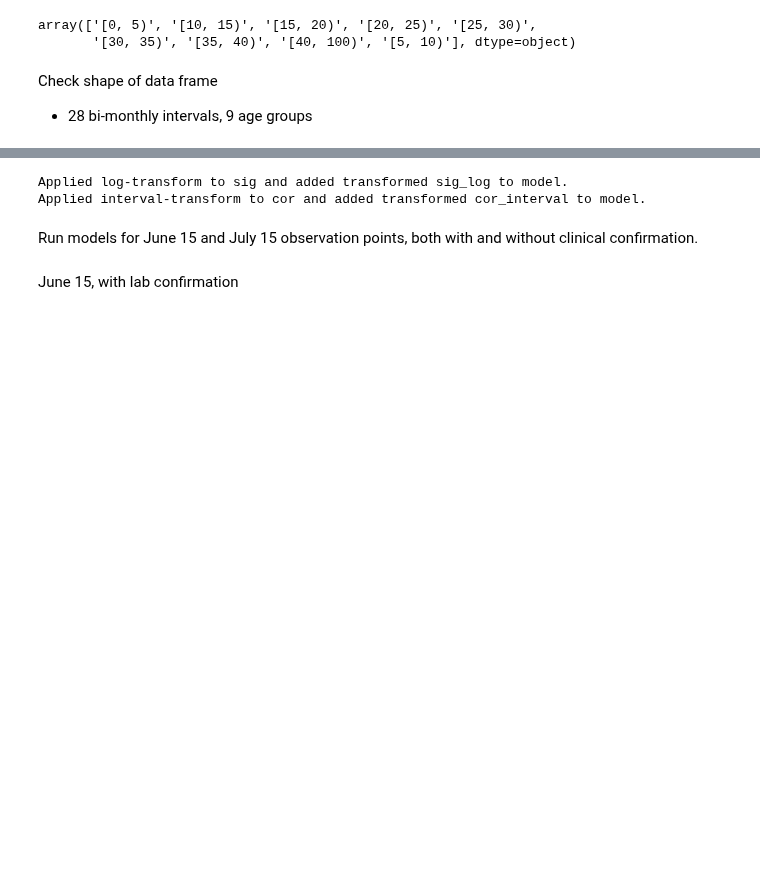
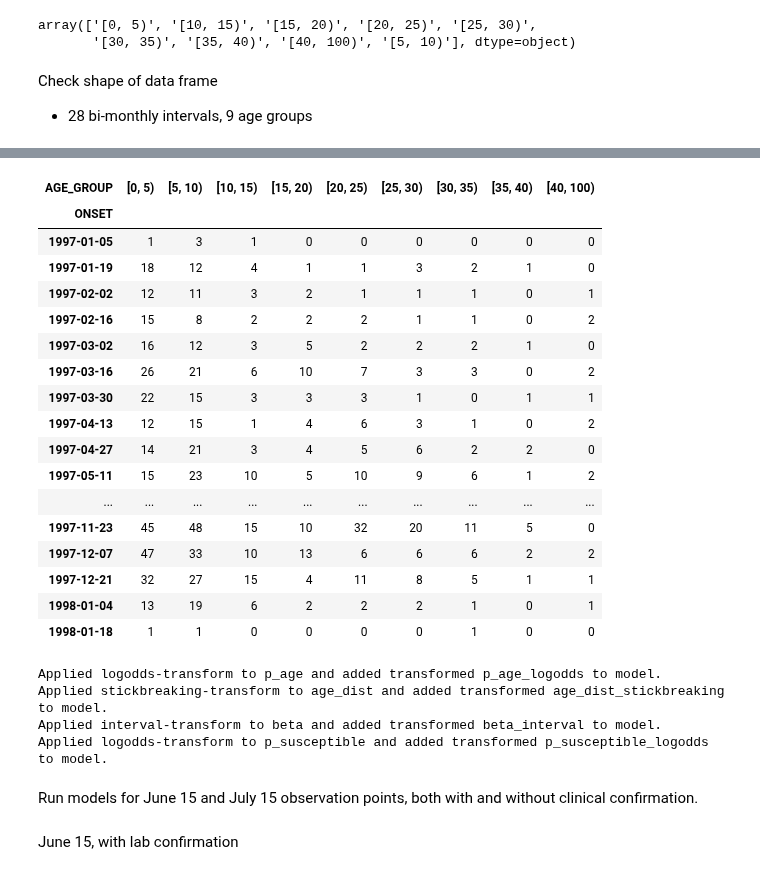
Before and after one commit to fonnesbeck/SaoPauloMeasles, a Jupyter notebook: Non-Spatial Measles Model (PyMC 3).ipynb, the cells around one changed output, grey strips where cells are left out. Drawn from its saved outputs; the diff is of its cells as text; code cells hidden in the pictures; blank space fills up the shorter version.

Commit message:
Working models, not necessarily correct

```diff
--- a/Non-Spatial Measles Model (PyMC 3).ipynb
+++ b/Non-Spatial Measles Model (PyMC 3).ipynb
@@ -388,0 +336,21 @@ array([[  1,   3,   0,   1,   0,   0,   0,   0,   1],
+# %%
+clinical_counts_2w
+# %% [output]
+| AGE_GROUP | [0, 5) | [5, 10) | [10, 15) | [15, 20) | [20, 25) | [25, 30) | [30, 35) | [35, 40) | [40, 100) |
+| ONSET |  |  |  |  |  |  |  |  |  |
+| 1997-01-05 | 1 | 3 | 1 | 0 | 0 | 0 | 0 | 0 | 0 |
+| 1997-01-19 | 18 | 12 | 4 | 1 | 1 | 3 | 2 | 1 | 0 |
+| 1997-02-02 | 12 | 11 | 3 | 2 | 1 | 1 | 1 | 0 | 1 |
+| 1997-02-16 | 15 | 8 | 2 | 2 | 2 | 1 | 1 | 0 | 2 |
+| 1997-03-02 | 16 | 12 | 3 | 5 | 2 | 2 | 2 | 1 | 0 |
+| 1997-03-16 | 26 | 21 | 6 | 10 | 7 | 3 | 3 | 0 | 2 |
+| 1997-03-30 | 22 | 15 | 3 | 3 | 3 | 1 | 0 | 1 | 1 |
+| 1997-04-13 | 12 | 15 | 1 | 4 | 6 | 3 | 1 | 0 | 2 |
+| 1997-04-27 | 14 | 21 | 3 | 4 | 5 | 6 | 2 | 2 | 0 |
+| 1997-05-11 | 15 | 23 | 10 | 5 | 10 | 9 | 6 | 1 | 2 |
+| ... | ... | ... | ... | ... | ... | ... | ... | ... | ... |
+| 1997-11-23 | 45 | 48 | 15 | 10 | 32 | 20 | 11 | 5 | 0 |
+| 1997-12-07 | 47 | 33 | 10 | 13 | 6 | 6 | 6 | 2 | 2 |
+| 1997-12-21 | 32 | 27 | 15 | 4 | 11 | 8 | 5 | 1 | 1 |
+| 1998-01-04 | 13 | 19 | 6 | 2 | 2 | 2 | 1 | 0 | 1 |
+| 1998-01-18 | 1 | 1 | 0 | 0 | 0 | 0 | 1 | 0 | 0 |
@@ -389,7 +361,8 @@ array([[  1,   3,   0,   1,   0,   0,   0,   0,   1],
 # %%
 from pymc3 import Model, sample, find_MAP, Metropolis, NUTS
 from pymc3 import (Normal, HalfCauchy, Uniform, MvNormal, Beta, Binomial,
-                   Dirichlet, Multinomial, Bernoulli, Poisson)
+                   Dirichlet, Multinomial, Bernoulli, Poisson, Wishart
+                  )
 from pymc3 import Potential, Deterministic
 
 import theano.tensor as T
@@ -401,7 +374,7 @@ obs_data = '1997-06-15'
 
 with Model() as measles_model:
 
-    n_periods, n_age_groups = I_obs.shape
+    n_periods, n_age_groups = confirmed_counts_2w.shape
 
     ### Confirmation sub-model
 
@@ -410,34 +383,19 @@ with Model() as measles_model:
         # Specify priors on age-specific means
         age_classes = np.unique(age_index)
 
-        mu = Normal("mu", mu=0, tau=0.01, shape=n_age_groups)
-        sig = HalfCauchy('sig', 25)
-        cor = Uniform('cor', -1, 1, testval=0.1)
-
-        # Build variance-covariance matrix with first-order correlation
-        # among age classes
-        Sigma = (sig**2) * T.eye(n_age_groups)
-        off_diagonal = (sig**2) * cor * T.eye(n_age_groups, k=-1)
-        Tau = T.nlinalg.matrix_inverse(Sigma + off_diagonal + off_diagonal.T)
-
-        # Age-specific probabilities of confirmation as multivariate normal
-        # random variables
-        beta_age = MvNormal("beta_age", mu=mu, tau=Tau,
-                                shape=n_age_groups)
-        p_age = invlogit(beta_age)
-
-        p_confirm = invlogit(beta_age[age_index])
-
+        p_age = Beta('p_age', 1, 1, shape=n_age_groups)
+        p_confirm = p_age[age_index]
 
         # Confirmation likelihood
-        lab_confirmed = Bernoulli('lab_confirmed', p=p_confirm, observed=y)
+        lab_confirmed = Bernoulli('lab_confirmed', p=p_confirm, observed=confirmed)
 
 
     '''
     Truncate data at observation period
-
-    obs_index = sp_counts_2w.index <= obs_date
-    I_obs_t = I_obs[obs_index]
+    '''
+    obs_index = confirmed_counts_2w.index <= obs_date
+    confirmed_obs_t = confirmed_counts_2w[obs_index].values
+    clinical_obs_t = clinical_counts_2w[obs_index].values
 
     # Index for observation date, used to index out values of interest
     # from the model.
@@ -445,13 +403,16 @@ with Model() as measles_model:
 
     if confirmation:
 
-        I_age = [Binomial('I_age_%i' % n, i, p_age, shape=n_age_groups)
-                     for n,i in enumerate(I_obs_t)]
+        clinical_cases = [Binomial('clinical_cases_%i' % n, i,
+                           p_age,
+                           shape=n_age_groups) for n,i in enumerate(clinical_obs_t)]
+        I_age = [Deterministic('I_age_%i' % i, clinical + confirmed_obs_t[i])
+                               for i,clinical in enumerate(clinical_cases)]
         I = T.stacklists(I_age)
 
     else:
 
-        I = I_obs_t
+        I = confirmed_obs_t + clinical_obs_t
 
     # Calcuate age distribution from observed distribution of infecteds to date
     age_dist = Dirichlet('age_dist', np.ones(n_age_groups),
@@ -474,13 +435,14 @@ with Model() as measles_model:
     S = Deterministic('S', S_0 - I.cumsum(axis=0))
 
     # Force of infection
-    λ = Deterministic('λ', beta * I.sum(1) * S.sum(1) / N.sum())
+    λ = Deterministic('λ', beta * I.sum(1) * S.sum(1) / N_age.sum())
 
     new_cases = Potential('new_cases', Poisson.dist(λ[:-1]).logp(I.sum(1)[1:]))
-    '''
 # %% [output]
-Applied log-transform to sig and added transformed sig_log to model.
-Applied interval-transform to cor and added transformed cor_interval to model.
+Applied logodds-transform to p_age and added transformed p_age_logodds to model.
+Applied stickbreaking-transform to age_dist and added transformed age_dist_stickbreaking to model.
+Applied interval-transform to beta and added transformed beta_interval to model.
+Applied logodds-transform to p_susceptible and added transformed p_susceptible_logodds to model.
 # %%
 from theano import config
 config.warn.reduce_join = False
```
Also changed, not shown: parts of 18 cells of this notebook, 1 other file.
